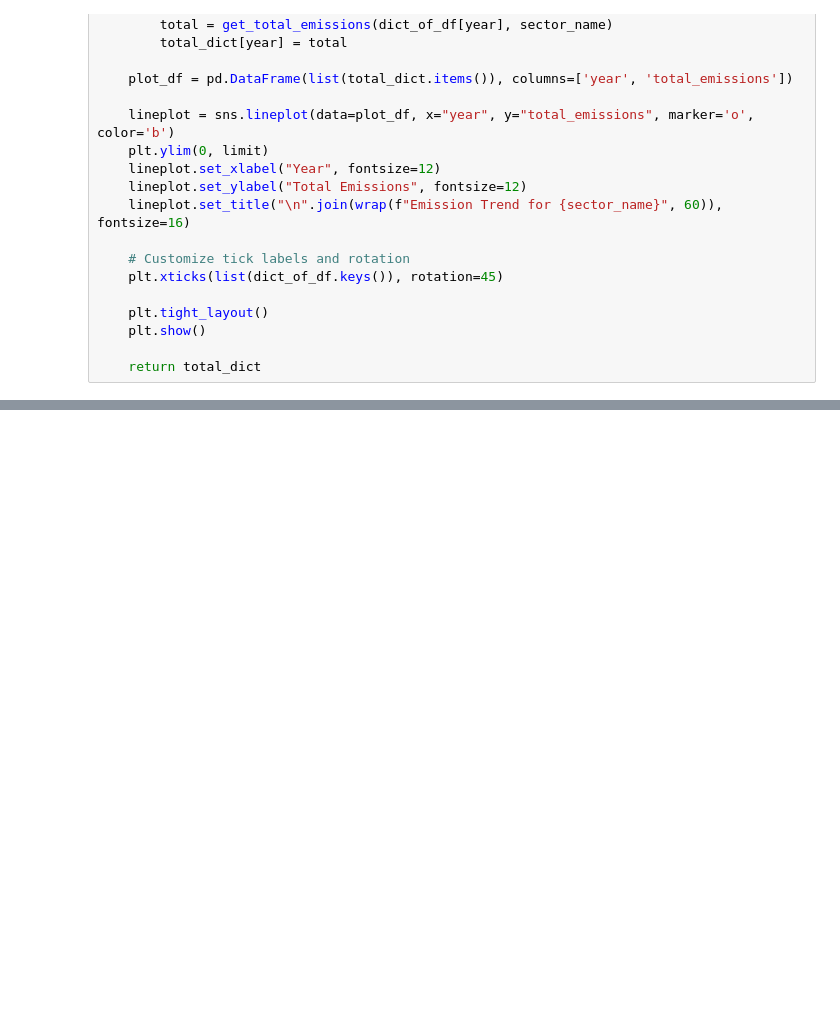
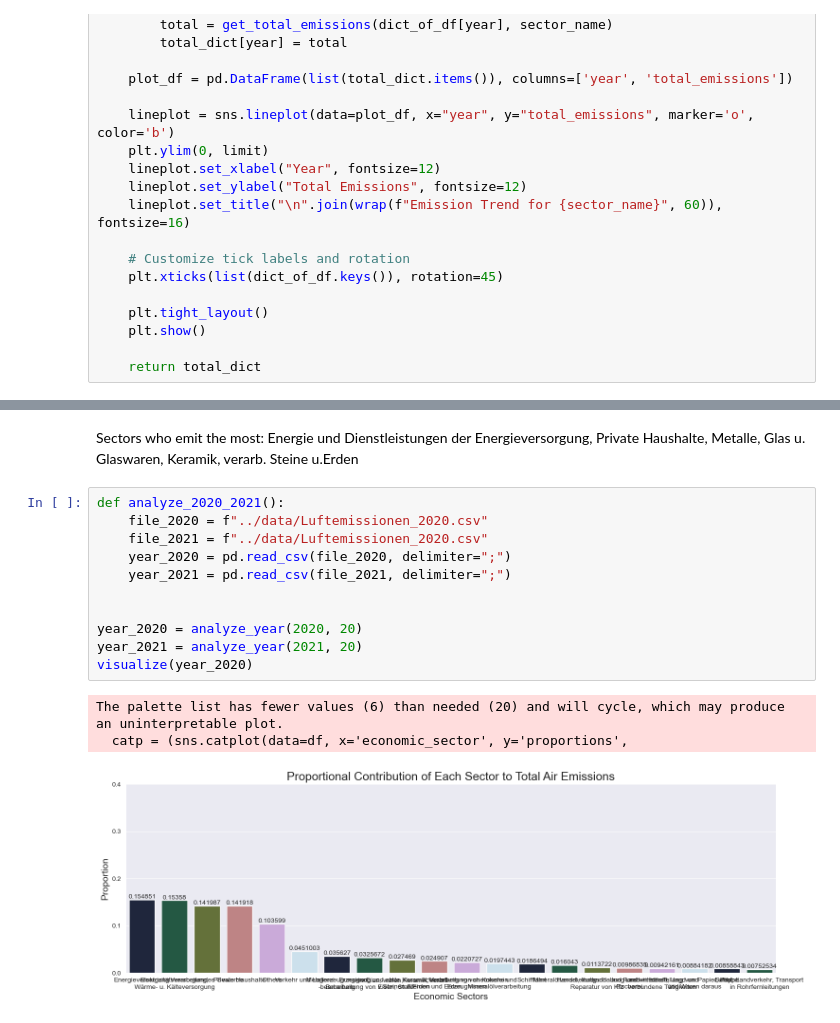
Before and after one commit to AyseAsude/FAU-MADE, a Jupyter notebook: project/analysis.ipynb, the cells around one changed output, grey strips where cells are left out. Drawn from its saved outputs; the diff is of its cells as text; blank space fills up the shorter version.

```diff
--- a/project/analysis.ipynb
+++ b/project/analysis.ipynb
@@ -166,0 +208,17 @@ compare_two_years_by_sector(year_dict, 2000, 2001)
+# %% [markdown]
+Sectors who emit the most: Energie und Dienstleistungen der Energieversorgung, Private Haushalte, Metalle, Glas u. Glaswaren, Keramik, verarb. Steine u.Erden
+# %%
+def analyze_2020_2021():
+    file_2020 = f"../data/Luftemissionen_2020.csv"
+    file_2021 = f"../data/Luftemissionen_2020.csv"
+    year_2020 = pd.read_csv(file_2020, delimiter=";")
+    year_2021 = pd.read_csv(file_2021, delimiter=";")
+
+
+year_2020 = analyze_year(2020, 20)
+year_2021 = analyze_year(2021, 20)
+visualize(year_2020)
+# %% [output]
+The palette list has fewer values (6) than needed (20) and will cycle, which may produce an uninterpretable plot.
+  catp = (sns.catplot(data=df, x='economic_sector', y='proportions',
+[figure, added]
```
Also changed, not shown: parts of 10 cells of this notebook.
